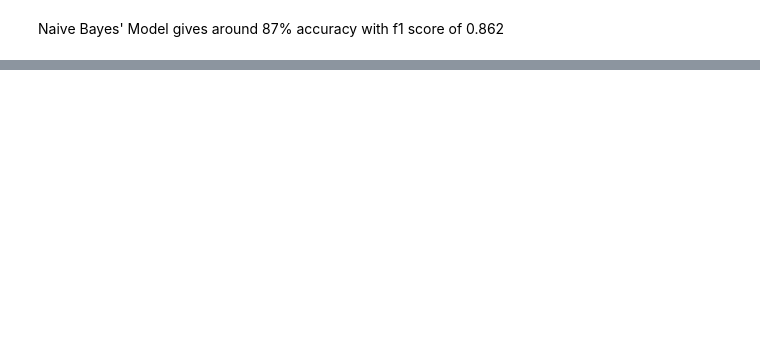
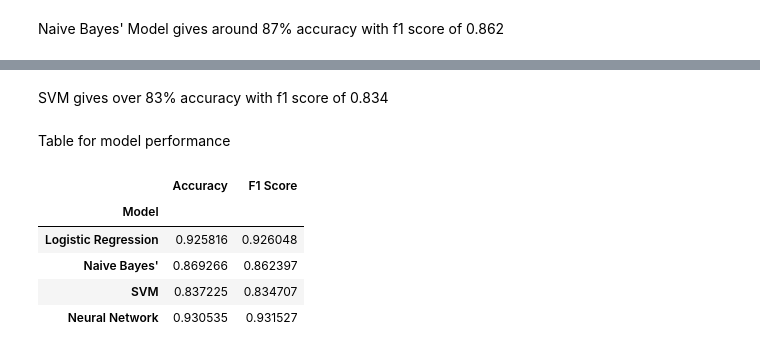
Before and after one commit to Vikramjeet-Singh/SocialUnrestTwitterAnalysis, a Jupyter notebook: SocialUnrest.ipynb, the cells around one changed output, grey strips where cells are left out. Cells and saved outputs as stored; diff of their text form; code cells hidden in the pictures; blank space fills up the shorter version.

Commit message:
Added SVM model and performance table for all four models

```diff
--- a/SocialUnrest.ipynb
+++ b/SocialUnrest.ipynb
@@ -813,2 +817,5 @@ Naive Bayes' Confusion Matrix:
 # %% [markdown]
 Naive Bayes' Model gives around 87% accuracy with f1 score of 0.862
+# %%
+final_svm_clf = SVC()
+svm_evaluation = evaluate(final_svm_clf, X_train, Y_train, X_test, Y_test)
@@ -814,0 +840,21 @@ Naive Bayes' Model gives around 87% accuracy with f1 score of 0.862
+# %% [markdown]
+SVM gives over 83% accuracy with f1 score of 0.834
+# %% [markdown]
+Table for model performance
+# %%
+accuracies = [logistic_evaluation[0], nb_evaluation[0], svm_evaluation[0], nn_evaluation[0]]
+f1_scores = [logistic_evaluation[2], nb_evaluation[2], svm_evaluation[2], nn_evaluation[2]]
+model_names = ['Logistic Regression', "Naive Bayes'", 'SVM', 'Neural Network']
+
+pd.DataFrame(
+    {'Model': model_names,
+     'Accuracy': accuracies,
+     'F1 Score': f1_scores
+    }).set_index('Model')
+# %% [output]
+|  | Accuracy | F1 Score |
+| Model |  |  |
+| Logistic Regression | 0.925816 | 0.926048 |
+| Naive Bayes' | 0.869266 | 0.862397 |
+| SVM | 0.837225 | 0.834707 |
+| Neural Network | 0.930535 | 0.931527 |
```
Also changed, not shown: parts of 32 cells of this notebook, 3 other files.
